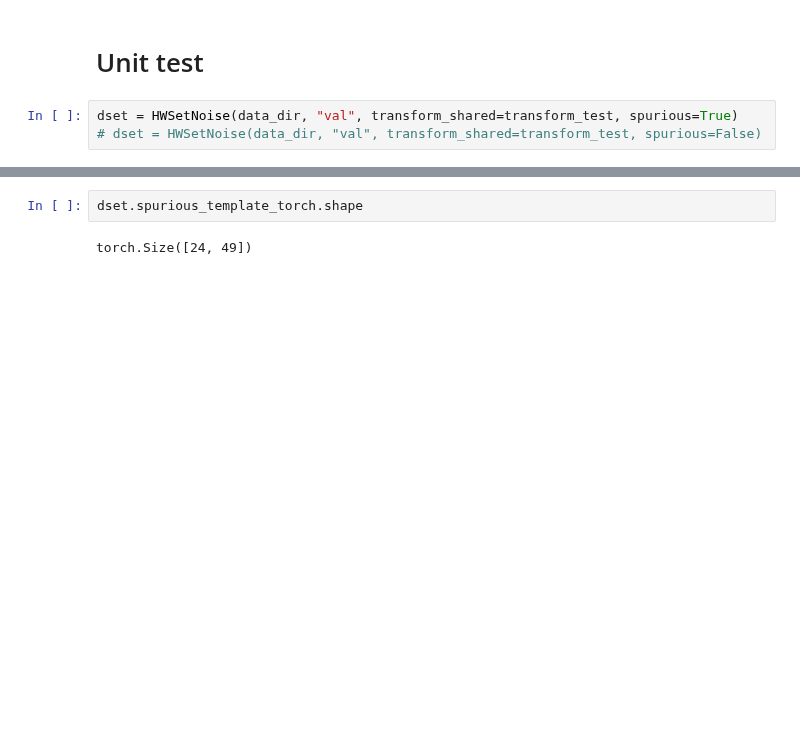
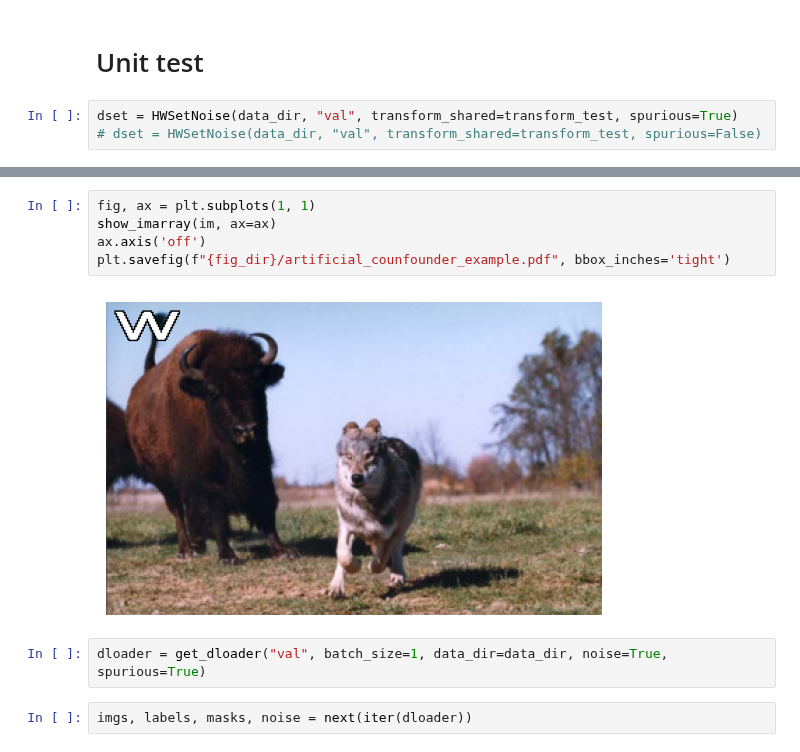
Before and after one commit to R0ner/cnn-context, a Jupyter notebook: notebooks/21-synth-spurious.ipynb, the cells around one changed output, grey strips where cells are left out. Cells and saved outputs as stored; diff of their text form; blank space fills up the shorter version.

```diff
--- a/notebooks/21-synth-spurious.ipynb
+++ b/notebooks/21-synth-spurious.ipynb
@@ -122,5 +114,12 @@ Clipping input data to the valid range for imshow with RGB data ([0..1] for floa
 [figure]
-# %%
-dset.spurious_template_torch.shape
-# %% [output]
-torch.Size([24, 49])
+# %%
+fig, ax = plt.subplots(1, 1)
+show_imarray(im, ax=ax)
+ax.axis('off')
+plt.savefig(f"{fig_dir}/artificial_counfounder_example.pdf", bbox_inches='tight')
+# %% [output]
+[figure, added]
+# %%
+dloader = get_dloader("val", batch_size=1, data_dir=data_dir, noise=True, spurious=True)
+# %%
+imgs, labels, masks, noise = next(iter(dloader))
```
Also changed, not shown: parts of 8 cells of this notebook, 6 other files.
